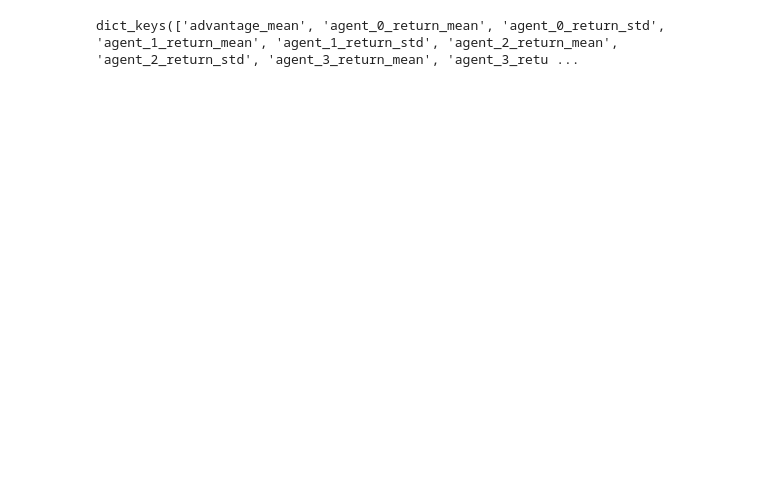
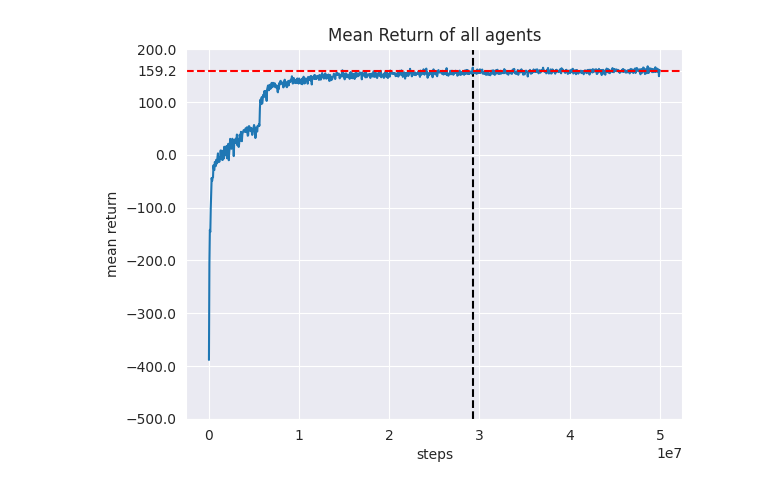
Before and after one commit to maymac00/EPyMARL_EGG, a Jupyter notebook: see_policies.py.ipynb, the cells around one changed output. Cells and saved outputs as stored; diff of their text form; code cells hidden in the pictures; blank space fills up the shorter version.

Commit message:
learning plateau

```diff
--- a/see_policies.py.ipynb
+++ b/see_policies.py.ipynb
@@ -9,10 +40,21 @@ def get_metrics(path):
     metrics = json.load(open(path+"/metrics.json"))
     return metrics
 
-def plot_mean_return(metrics, title="Mean Return"):
+def plot_mean_return(metrics, title="Mean Return of all agents"):
     steps = metrics["total_return_mean"]["steps"]
-    mean_return = metrics["total_return_mean"]["values"]
+    mean_return = np.array(metrics["total_return_mean"]["values"])
+
+    plateau = find_plateau_timestep(mean_return, window=100, threshold=0.1)
+    if plateau != -1:
+        plateau_step = steps[plateau]
+        plt.axvline(plateau_step, color="black", linestyle="--", label=f"Plateau at {plateau_step}")
+    avg = mean_return[-100:].mean()
     plt.plot(steps, mean_return)
+    plt.axhline(avg, color="red", linestyle="--", label=f"Last 100 steps avg: {avg:.2f}")
+    # add avg to yticks
+    yticks = plt.yticks()[0]
+    yticks = np.append(yticks, avg)
+    plt.yticks(yticks)
     plt.xlabel("steps")
     plt.ylabel("mean return")
     plt.title(title)
@@ -70,7 +112,7 @@ def plot_grad_norm(metrics, tittle="Grad norm"):
     plt.ylabel("grad norm")
     plt.title(tittle)
 # %%
-metrics = get_metrics("results/sacred/mappo/MultiAgentEthicalGathering-large-v1/4")
-metrics.keys()
+metrics = get_metrics("beegfs/EPyMARL/sacred/mappo/MultiAgentEthicalGathering-large-v1/3")
+plot_mean_return(metrics)
 # %% [output]
-dict_keys(['advantage_mean', 'agent_0_return_mean', 'agent_0_return_std', 'agent_1_return_mean', 'agent_1_return_std', 'agent_2_return_mean', 'agent_2_return_std', 'agent_3_return_mean', 'agent_3_retu ...
+[figure, added]
```
Also changed, not shown: parts of 4 cells of this notebook, 1 other file.
